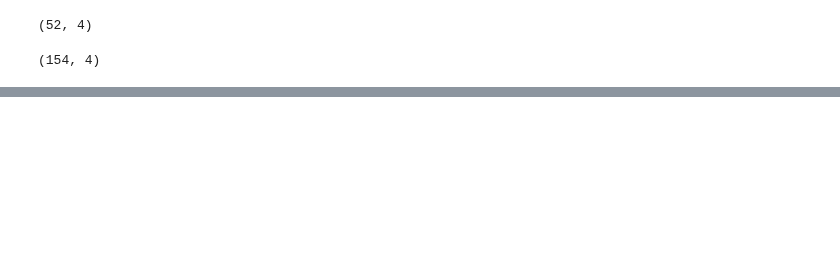
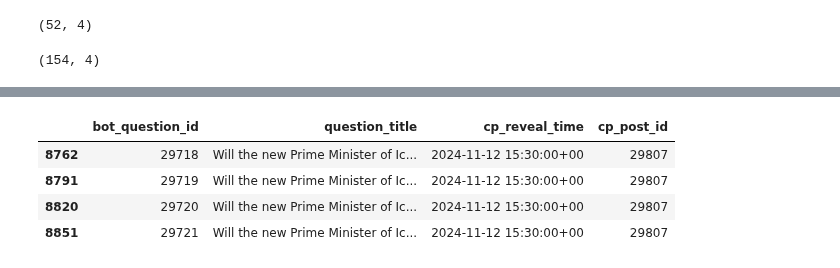
Before and after one commit to Metaculus/aib-analysis, a Jupyter notebook: process_cp_data.ipynb, the cells around one changed output, grey strips where cells are left out. Cells and saved outputs as stored; diff of their text form; code cells hidden in the pictures; blank space fills up the shorter version.

```diff
--- a/process_cp_data.ipynb
+++ b/process_cp_data.ipynb
@@ -71,3 +71,12 @@ nomatch.head() # I think these don't match because they haven't resolved yet (i.
 # %%
 # Save merged data to csv
 merged.to_csv('bot_to_main_feed_ids.csv', index=False)
+# %%
+# Question title containing 'Iceland' ?
+merged[merged['question_title'].str.contains('Iceland')]
+# %% [output]
+|  | bot_question_id | question_title | cp_reveal_time | cp_post_id |
+| 8762 | 29718 | Will the new Prime Minister of Ic... | 2024-11-12 15:30:00+00 | 29807 |
+| 8791 | 29719 | Will the new Prime Minister of Ic... | 2024-11-12 15:30:00+00 | 29807 |
+| 8820 | 29720 | Will the new Prime Minister of Ic... | 2024-11-12 15:30:00+00 | 29807 |
+| 8851 | 29721 | Will the new Prime Minister of Ic... | 2024-11-12 15:30:00+00 | 29807 |
```
Also changed, not shown: parts of 4 cells of this notebook, 2 other files.
